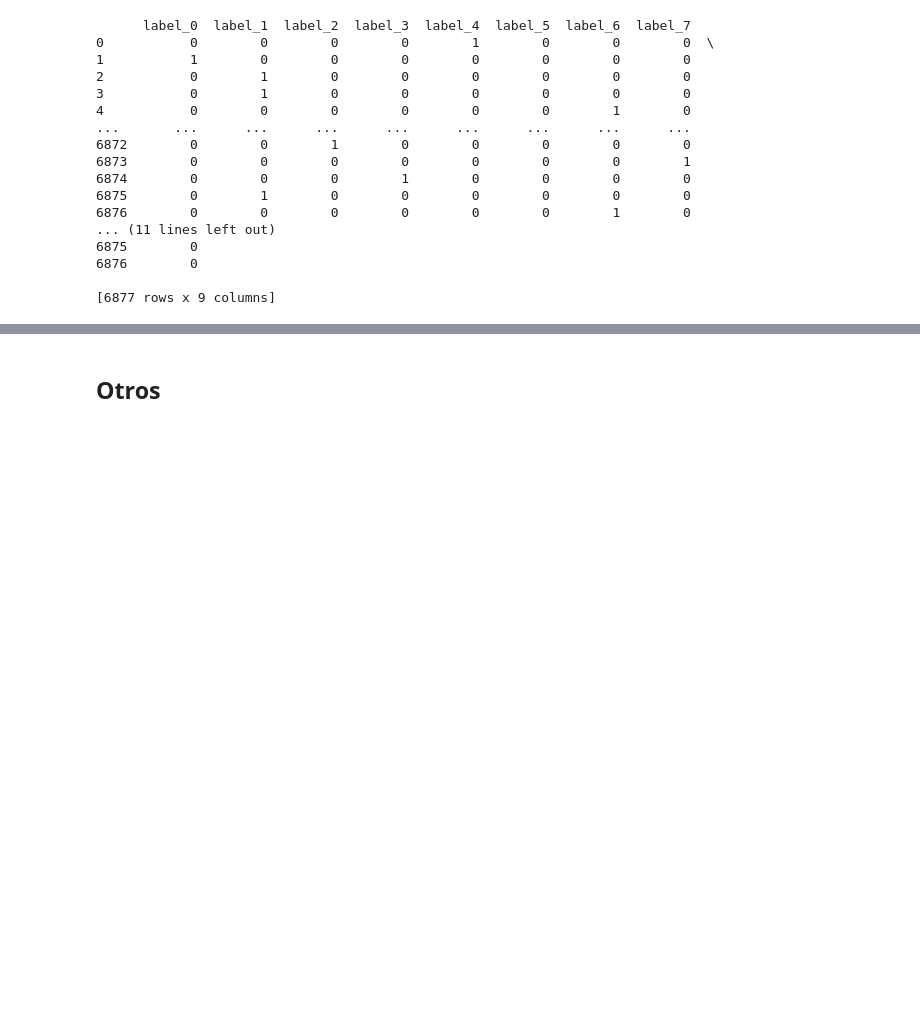
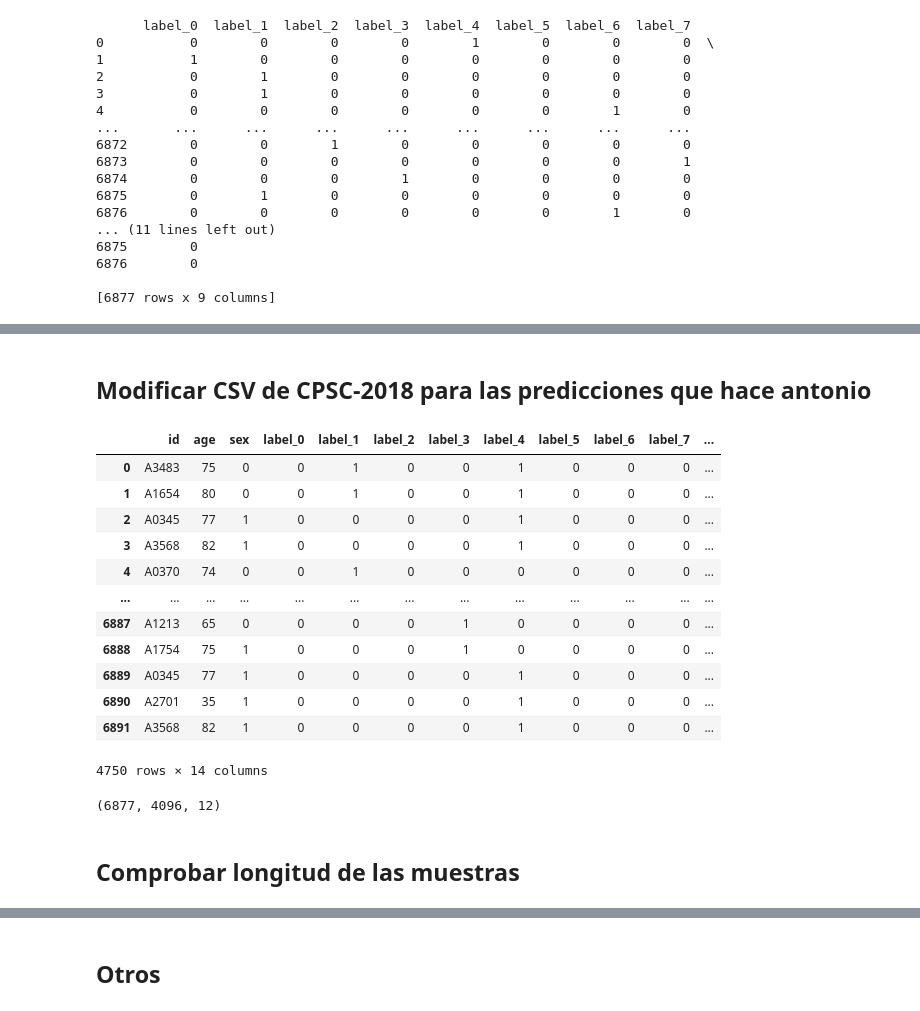
Before and after one commit to Agusbs98/Interface_of_automatic-ecg-diagnosis, a Jupyter notebook: Predicciones.ipynb, the cells around one changed output, grey strips where cells are left out. Cells and saved outputs as stored; diff of their text form; code cells hidden in the pictures; blank space fills up the shorter version.

```diff
--- a/Predicciones.ipynb
+++ b/Predicciones.ipynb
@@ -193,0 +279,31 @@ final.to_csv("data/annotations/train_CPSC.csv",)
+# %% [markdown]
+## Modificar CSV de CPSC-2018 para las predicciones que hace antonio
+# %%
+## Ant: 1aAVb,RBBB,LBBB,SB,AF,ST
+## CPSC: normal, AF,IAVB,LBBB,RBBB,PAC,PVC,STD,STE
+train = pd.read_csv("data/annotations/train.csv")
+val = pd.read_csv("data/annotations/val.csv")
+pred = pd.read_csv("data/annotations/pred.csv")
+df = pd.concat([train,val,pred],ignore_index=True,)
+
+df = df.loc[
+    (df['label_0'] == 1) |
+    (df['label_1'] == 1) |
+    (df['label_2'] == 1) |
+    (df['label_3'] == 1) |
+    (df['label_4'] == 1)]
+df
+# %% [output]
+|  | id | age | sex | label_0 | label_1 | label_2 | label_3 | label_4 | label_5 | label_6 | label_7 | ... |
+| 0 | A3483 | 75 | 0 | 0 | 1 | 0 | 0 | 1 | 0 | 0 | 0 | ... |
+| 1 | A1654 | 80 | 0 | 0 | 1 | 0 | 0 | 1 | 0 | 0 | 0 | ... |
+| 2 | A0345 | 77 | 1 | 0 | 0 | 0 | 0 | 1 | 0 | 0 | 0 | ... |
+| 3 | A3568 | 82 | 1 | 0 | 0 | 0 | 0 | 1 | 0 | 0 | 0 | ... |
+| 4 | A0370 | 74 | 0 | 0 | 1 | 0 | 0 | 0 | 0 | 0 | 0 | ... |
+| ... | ... | ... | ... | ... | ... | ... | ... | ... | ... | ... | ... | ... |
+| 6887 | A1213 | 65 | 0 | 0 | 0 | 0 | 1 | 0 | 0 | 0 | 0 | ... |
+| 6888 | A1754 | 75 | 1 | 0 | 0 | 0 | 1 | 0 | 0 | 0 | 0 | ... |
+| 6889 | A0345 | 77 | 1 | 0 | 0 | 0 | 0 | 1 | 0 | 0 | 0 | ... |
+| 6890 | A2701 | 35 | 1 | 0 | 0 | 0 | 0 | 1 | 0 | 0 | 0 | ... |
+| 6891 | A3568 | 82 | 1 | 0 | 0 | 0 | 0 | 1 | 0 | 0 | 0 | ... |
+4750 rows × 14 columns
@@ -193,0 +313,17 @@ final.to_csv("data/annotations/train_CPSC.csv",)
+# %%
+folder_path = 'Prueba/Prueba/'
+finalArr = np.empty((len(df['id']),4096,12))
+cont = 0
+for id in df['id'].values:
+    arr = np.load(os.path.join(folder_path, f"{id}.npy"))
+    if arr.shape != (12, 4096):
+        new_arr = np.zeros((12, 4096))
+        new_arr[:arr.shape[0], :arr.shape[1]] = arr
+        arr = new_arr
+        print(id)
+        print(arr.shape)
+    finalArr[cont] = arr.transpose()
+    cont += 1
+finalArr.shape
+# %% [output]
+(6877, 4096, 12)
@@ -193,0 +332,2 @@ final.to_csv("data/annotations/train_CPSC.csv",)
+# %% [markdown]
+## Comprobar longitud de las muestras
```
Also changed, not shown: parts of 43 cells of this notebook, 24 other files.
